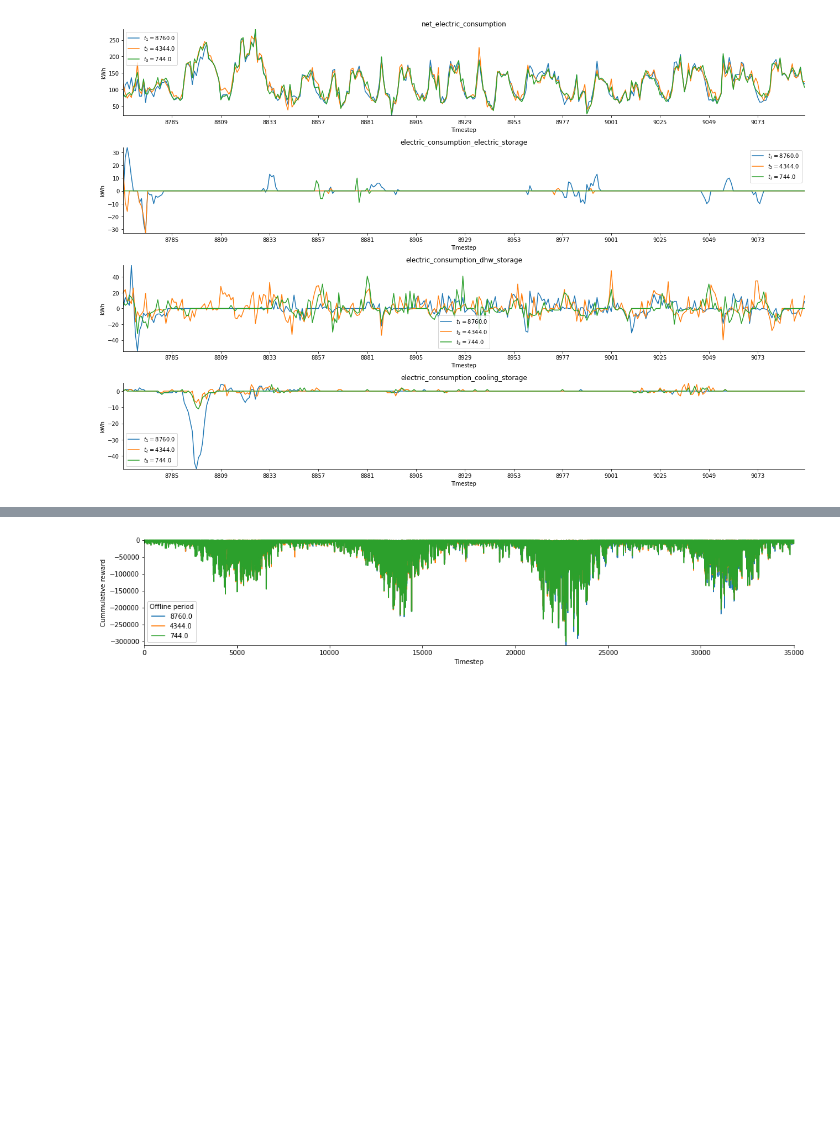
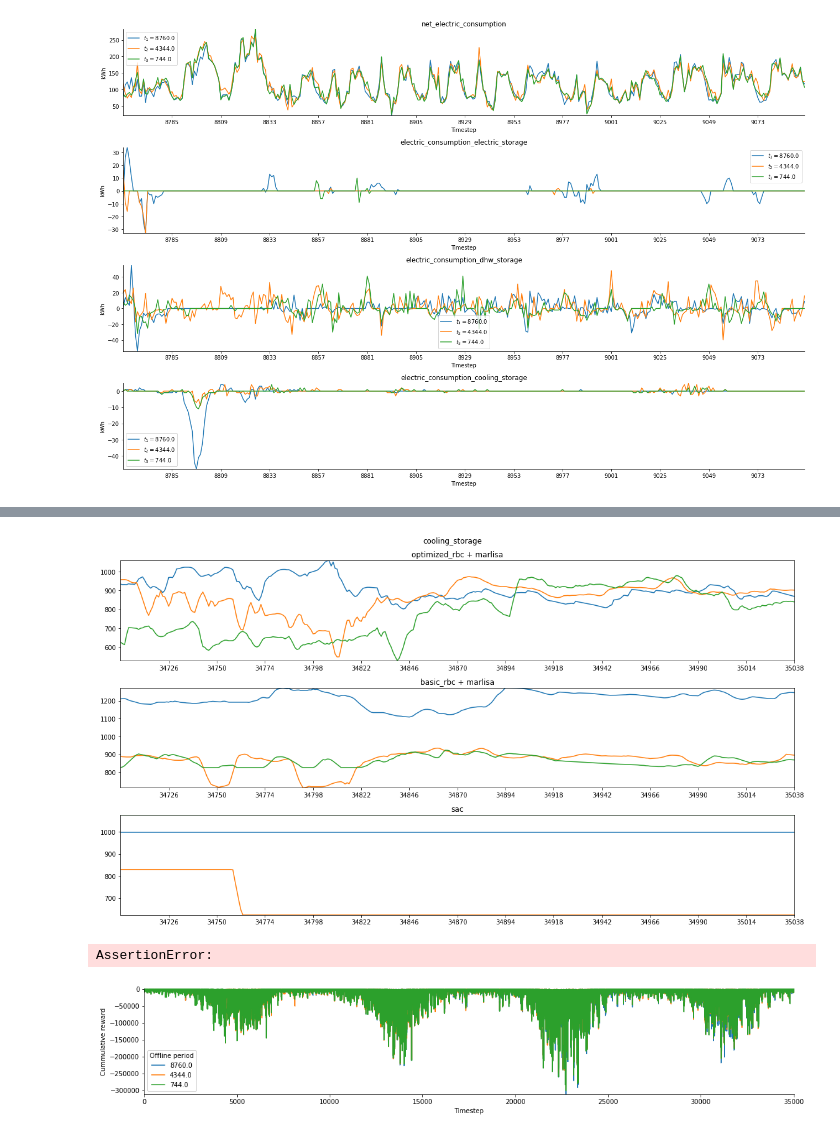
Before and after one commit to intelligent-environments-lab/CityLearn, a Jupyter notebook: reward_function_exploration_analysis.ipynb, the cells around one changed output, grey strips where cells are left out. Drawn from its saved outputs; the diff is of its cells as text; code cells hidden in the pictures; blank space fills up the shorter version.

```diff
--- a/reward_function_exploration_analysis.ipynb
+++ b/reward_function_exploration_analysis.ipynb
@@ -252,0 +403,60 @@ plt.show()
+# %%
+# SOC timeseries
+storage_timeseries_tables = ['cooling_storage_timeseries','dhw_storage_timeseries','electrical_storage_timeseries']
+storage_tables = ['cooling_storage','dhw_storage','electrical_storage']
+end_timestep = database.query_table('SELECT MAX(timestep) FROM timestep').iloc[0,0]
+start_timestep = end_timestep - int(24*14)
+timestep_limits = {
+    'Summer':(),
+    'Winter':(),
+    'Shoulder':()
+}
+plot_metadata = metadata[metadata['agent_name'].isin(['marlisa','sac'])].copy()
+
+for storage_table, storage_timeseries_table in zip(storage_tables, storage_timeseries_tables):
+    row_count = plot_metadata.groupby(['agent_name','basic_rbc']).size().shape[0]
+    column_count = 1
+    figsize = (16,row_count*3)
+    fig, axs = plt.subplots(row_count,column_count,figsize=figsize)
+
+    for i, ((agent_name, basic_rbc), group) in enumerate(plot_metadata.groupby(['agent_name','basic_rbc'])):
+        for ((simulation_set, exploration_period), simulation_set_group) in group.groupby(['simulation_set','exploration_period']):
+            environment_ids = tuple(simulation_set_group['environment_id'].tolist())
+            query = f"""
+            SELECT
+                timestep,
+                AVG(soc) AS soc
+            FROM (
+                SELECT
+                    t.timestep,
+                    e.id as environment_id,
+                    SUM(st.soc) AS soc
+                FROM {storage_timeseries_table} st
+                LEFT JOIN timestep t ON t.id = st.timestep_id
+                LEFT JOIN {storage_table} sm ON sm.id = st.{storage_table}_id
+                LEFT JOIN building b ON b.id = sm.building_id
+                LEFT JOIN environment e ON e.id = b.environment_id
+                WHERE t.timestep BETWEEN {start_timestep} AND {end_timestep}
+                GROUP BY
+                    t.timestep,
+                    e.id
+            )
+            WHERE environment_id IN {environment_ids}
+            GROUP BY
+                timestep
+            """
+            plot_data = database.query_table(query)
+            x, y = plot_data['timestep'], plot_data['soc']
+            axs[i].plot(x,y,label=exploration_period)
+            axs[i].xaxis.set_major_locator(ticker.IndexLocator(base=24,offset=24))
+
+        agent_name = agent_name if agent_name != 'marlisa' else ('basic_rbc + marlisa' if basic_rbc else 'optimized_rbc + marlisa')
+        axs[i].set_title(f'{agent_name}')
+
+    fig.suptitle(f'{storage_table}')
+    plt.tight_layout()
+    plt.show()
+    assert False
+# %% [output]
+[figure, added]
+AssertionError:
```
Also changed, not shown: parts of 11 cells of this notebook, 3 other files.
